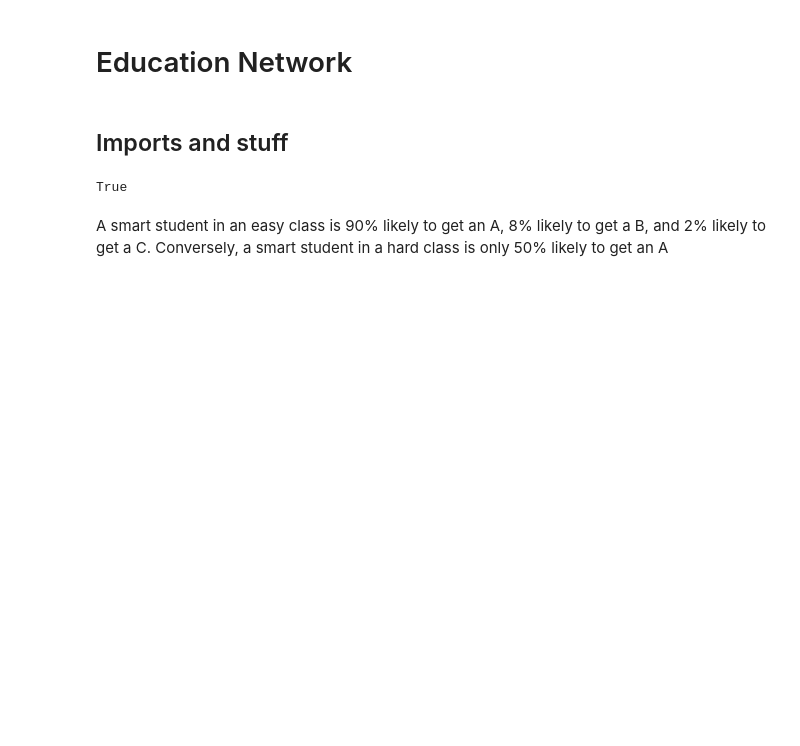
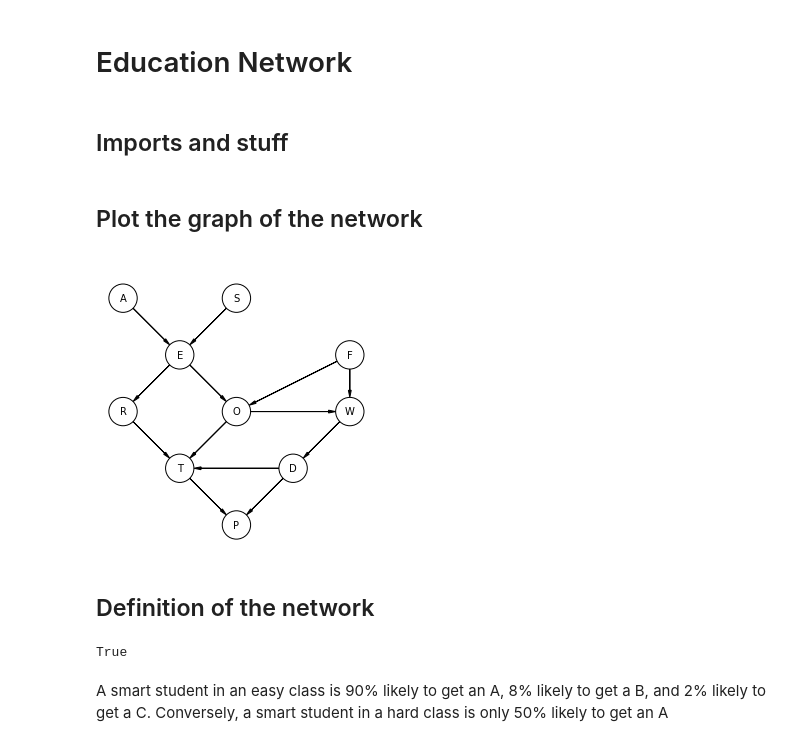
Before and after one commit to AlvielD/FAIKR_M3, a Jupyter notebook: Education_network.ipynb, the cells around one changed output. Saved outputs shown, nothing was run; the diff lists cells and outputs as text; code cells hidden in the pictures; blank space fills up the shorter version.

```diff
--- a/Education_network.ipynb
+++ b/Education_network.ipynb
@@ -10,3 +22,41 @@ from pgmpy.inference import VariableElimination
+# %% [markdown]
+## Plot the graph of the network
+# %%
+pgm = PGM(shape=[5, 5])
+
+# Add the nodes to the net graph
+pgm.add_node(daft.Node("A", r"A", 1, 5))
+pgm.add_node(daft.Node("S", r"S", 3, 5))
+pgm.add_node(daft.Node("E", r"E", 2, 4))
+pgm.add_node(daft.Node("O", r"O", 3, 3))
+pgm.add_node(daft.Node("R", r"R", 1, 3))
+pgm.add_node(daft.Node("T", r"T", 2, 2))
+pgm.add_node(daft.Node("F", r"F", 5, 4))
+pgm.add_node(daft.Node("W", r"W", 5, 3))
+pgm.add_node(daft.Node("D", r"D", 4, 2))
+pgm.add_node(daft.Node("P", r"P", 3, 1))
+
+# Add the edgest to the net graph
+pgm.add_edge("A", "E")
+pgm.add_edge("S", "E")
+pgm.add_edge("E", "R")
+pgm.add_edge("E", "O")
+pgm.add_edge("F", "O")
+pgm.add_edge("F", "W")
+pgm.add_edge("O", "T")
+pgm.add_edge("O", "W")
+pgm.add_edge("R", "T")
+pgm.add_edge("W", "D")
+pgm.add_edge("D", "T")
+pgm.add_edge("D", "P")
+pgm.add_edge("T", "P")
+
+pgm.render()
+plt.show()
+# %% [output]
+[figure, added]
+# %% [markdown]
+## Definition of the network
 # %%
 # Define variables (Will make easier to define the network)
 A = "Age"
```
Also changed, not shown: parts of 17 cells of this notebook, 2 other files.
